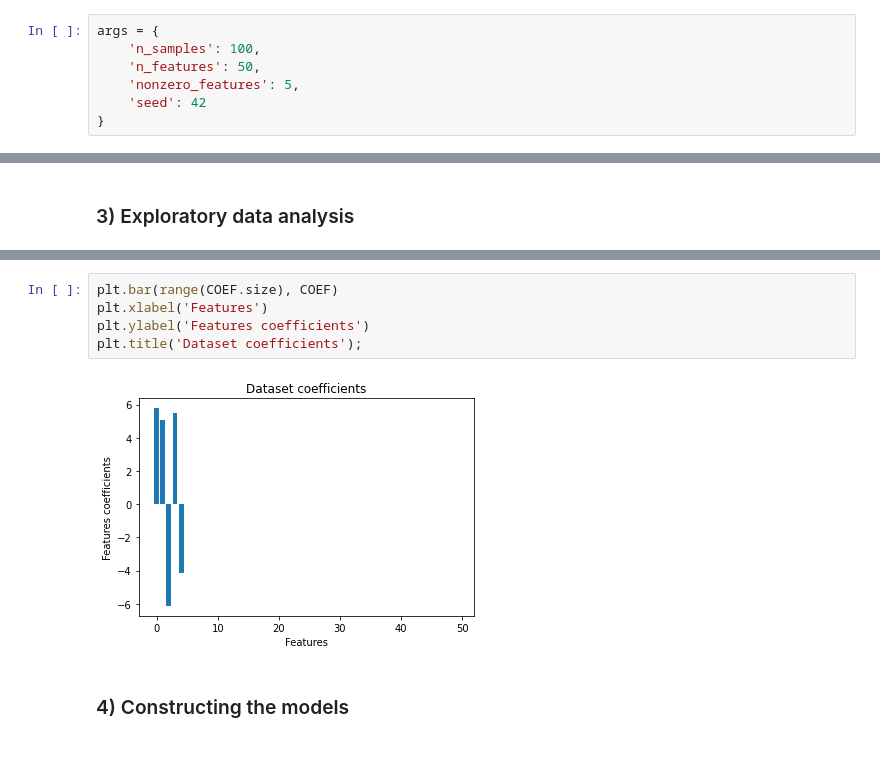
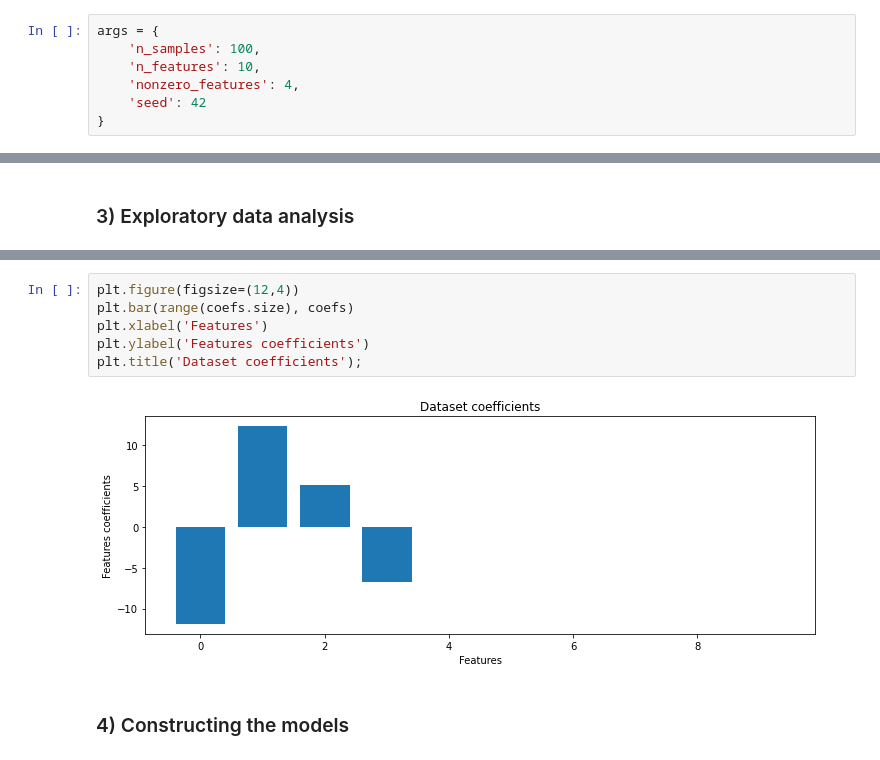
Before and after one commit to oliveirabruno92/dissertacao_mestrado, a Jupyter notebook: notebooks/bayesian_regression.ipynb, the cells around one changed output, grey strips where cells are left out. Saved outputs shown, nothing was run; the diff lists cells and outputs as text.

```diff
--- a/notebooks/bayesian_regression.ipynb
+++ b/notebooks/bayesian_regression.ipynb
@@ -34,8 +35,8 @@ This dataset is built usign scikit-learn function called `make_regression`(https
 # %%
 args = {
     'n_samples': 100,
-    'n_features': 50,
-    'nonzero_features': 5,
+    'n_features': 10,
+    'nonzero_features': 4,
     'seed': 42
 }
 # %%
@@ -121,10 +68,11 @@ ax[1].set_title('Distribution of dataset target');
 # %%
-plt.bar(range(COEF.size), COEF)
+plt.figure(figsize=(12,4))
+plt.bar(range(coefs.size), coefs)
 plt.xlabel('Features')
 plt.ylabel('Features coefficients')
 plt.title('Dataset coefficients');
 # %% [output]
-[figure, old version]
+[figure, new version]
 # %% [markdown]
 ### 4) Constructing the models
 # %%
```
Also changed, not shown: parts of 28 cells of this notebook, 3 other files.
